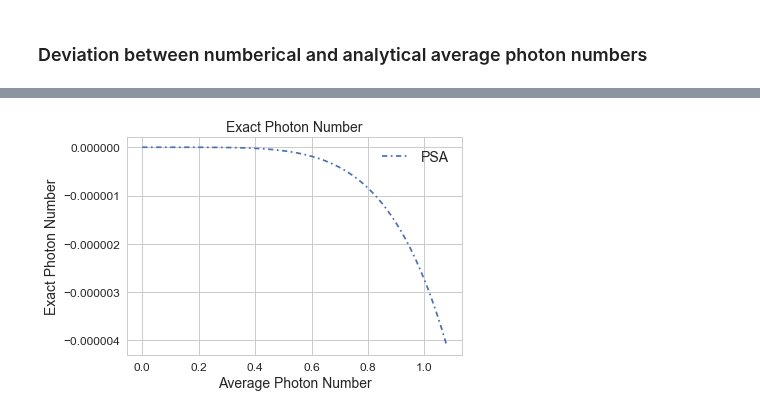
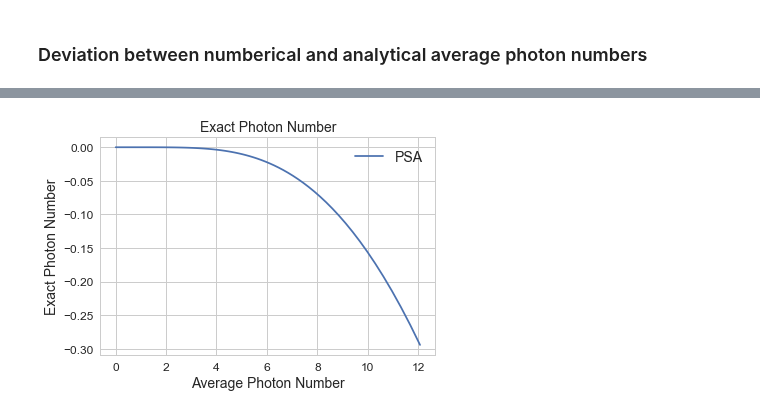
Before and after one commit to lffan/quantum_illumination, a Jupyter notebook: ipynbs/Experiment_0_Basic_Attributes.ipynb, the cells around one changed output, grey strips where cells are left out. Cells and saved outputs as stored; diff of their text form; code cells hidden in the pictures.

```diff
--- a/ipynbs/Experiment_0_Basic_Attributes.ipynb
+++ b/ipynbs/Experiment_0_Basic_Attributes.ipynb
@@ -54,3 +188,7 @@ np.arctanh(0.2)
+# %%
+dashes = {'PA':[6,4,2,4], 'PS':[6,3], 'PAS':[2,2,1,2],
+          'PSA':[3,1], 'PCS':[5,3,1,3]}
+names = ('TMSS', 'PS', 'PA', 'PAS', 'PSA', 'PCS')
 # %% [markdown]
 ### 1. Von Neumann Entropy vs. Lambda
 # %%
@@ -134,16 +302,0 @@ plt.show()
-# %%
-for name in ('TMSS', 'PS', 'PSA'):
-    temp_df = df2[df2['State'] == name]
-    plt.plot(temp_df['Aver_N'], temp_df['VN_Entropy'],
-             dashes=dashes[name], label=name)
-for name in ('PA', 'PAS', 'PCS'):
-    temp_df = df2[df2['State'] == name]
-    plt.plot((temp_df['Aver_N'] - 0), temp_df['VN_Entropy'],
-             dashes=dashes[name], label=name)
-# plt.xlim(0, 2)
-# plt.ylim(0.43, 0.5)
-plt.legend(loc=0, fontsize=12)
-plt.xlabel("Average Photon Number")
-plt.ylabel("Entropy")
-plt.title("Von Neumann Entropy")
-plt.show()
@@ -152,11 +303,9 @@ plt.show()
 # %% [markdown]
 ### Deviation between numberical and analytical average photon numbers
 # %%
-for name in ('TMSS', 'PS', 'PA', 'PAS'):
-    temp_df = df2[df2['State'] == name]
-    plt.plot(temp_df['Aver_N'],
-             (temp_df['Exact_N'] - temp_df['Aver_N']),
-             dashes=dashes[name], label=name)
+for name in ('PS', 'PA', 'PAS'):
+    temp_df = df1[df1['State'] == name]
+    plt.plot(temp_df['Aver_N'], (temp_df['Exact_N'] - temp_df['Aver_N']), label=name)
 # plt.xlim(0, 2)
 # plt.ylim(0.43, 0.5)
 plt.legend(loc=0, fontsize=14)
@@ -168,0 +318,12 @@ plt.show()
+# %%
+for name in ('TMSS',):
+    temp_df = df1[df1['State'] == name]
+    plt.plot(temp_df['Aver_N'],
+             (temp_df['Exact_N'] - temp_df['Aver_N']), label=name)
+plt.xlim(0, 6)
+plt.ylim(0., 0.000002)
+plt.legend(loc=0, fontsize=14)
+plt.xlabel("Average Photon Number")
+plt.ylabel("Exact Photon Number")
+plt.title("Exact Photon Number")
+plt.show()
@@ -169,15 +332,14 @@ plt.show()
 # %%
 for name in ('PSA',):
-    temp_df = df2[df2['State'] == name]
+    temp_df = df1[df1['State'] == name]
     plt.plot(temp_df['Aver_N'],
-             (temp_df['Exact_N'] - temp_df['Aver_N']),
-             dashes=dashes[name], label=name)
+             (temp_df['Exact_N'] - temp_df['Aver_N']), label=name)
 # plt.xlim(0, 2)
 # plt.ylim(0.43, 0.5)
 plt.legend(loc=0, fontsize=14)
 plt.xlabel("Average Photon Number")
 plt.ylabel("Exact Photon Number")
 plt.title("Exact Photon Number")
 plt.show()
 # %% [output]
-[figure, old version]
+[figure, new version]
```
Also changed, not shown: parts of 25 cells of this notebook, 9 other files.
